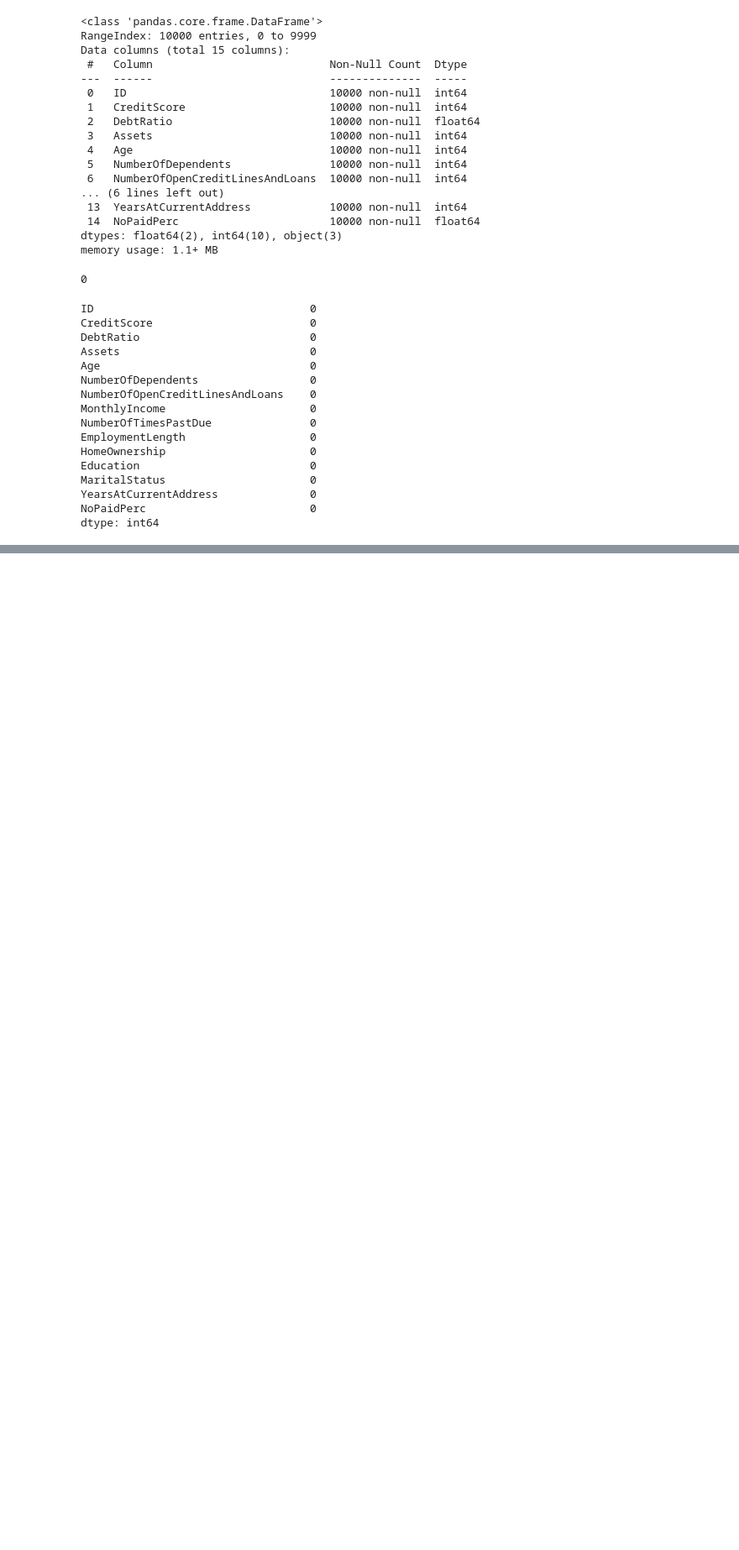
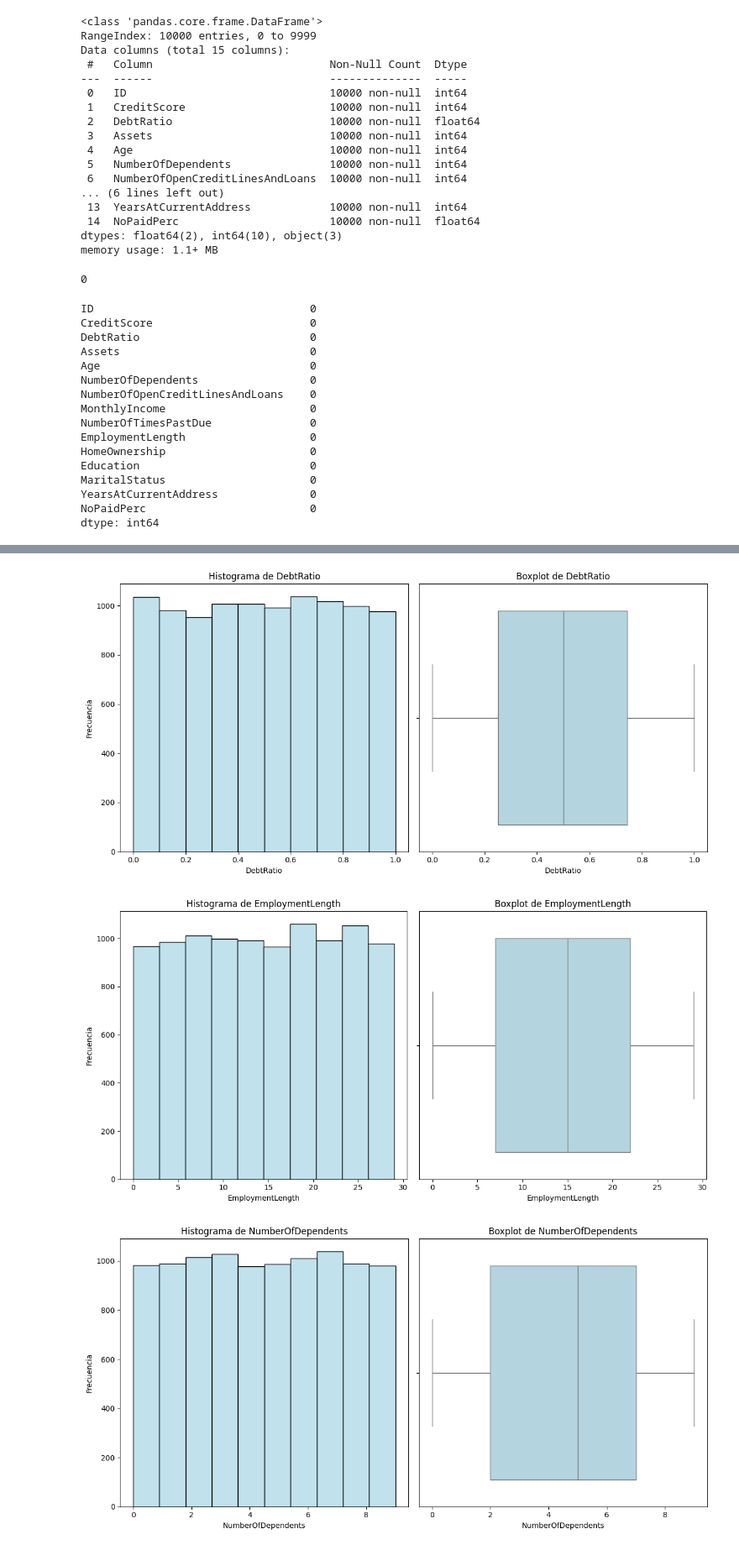
Before and after one commit to Leostark95/Proyecto_Finanzas, a Jupyter notebook: b_preprocesamiento.ipynb, the cells around one changed output, grey strips where cells are left out. Shown at 84% size. Drawn from its saved outputs; the diff is of its cells as text; code cells hidden in the pictures; blank space fills up the shorter version.

```diff
--- a/b_preprocesamiento.ipynb
+++ b/b_preprocesamiento.ipynb
@@ -86,0 +170,34 @@ df = df.drop(columns=['ID'])
+# %%
+import seaborn as sns
+
+def plot_hist_box(df, list_numericas):
+
+    color = 'lightblue'
+
+    for var in list_numericas:
+        # Filtrar nulos para evitar errores en los gráficos
+        df_var = df.dropna(subset=[var])
+
+        # Crear gráficos
+        fig, axs = plt.subplots(1, 2, figsize=(12, 6))
+
+        # Histograma
+        sns.histplot(df_var[var], kde=False, color=color, bins=10, ax=axs[0])
+        axs[0].set_title(f'Histograma de {var}')
+        axs[0].set_xlabel(var)
+        axs[0].set_ylabel('Frecuencia')
+
+        # Boxplot
+        sns.boxplot(x=df_var[var], color=color, ax=axs[1])
+        axs[1].set_title(f'Boxplot de {var}')
+        axs[1].set_xlabel(var)
+
+        plt.tight_layout()
+        plt.show()
+# %%
+variables_numericas = ['DebtRatio', 'EmploymentLength', 'NumberOfDependents', 'Age']
+plot_hist_box(df, variables_numericas)
+# %% [output]
+[figure, added]
+[figure, added]
+[figure, added]
```
Also changed, not shown: parts of 15 cells of this notebook, 1 other file.
